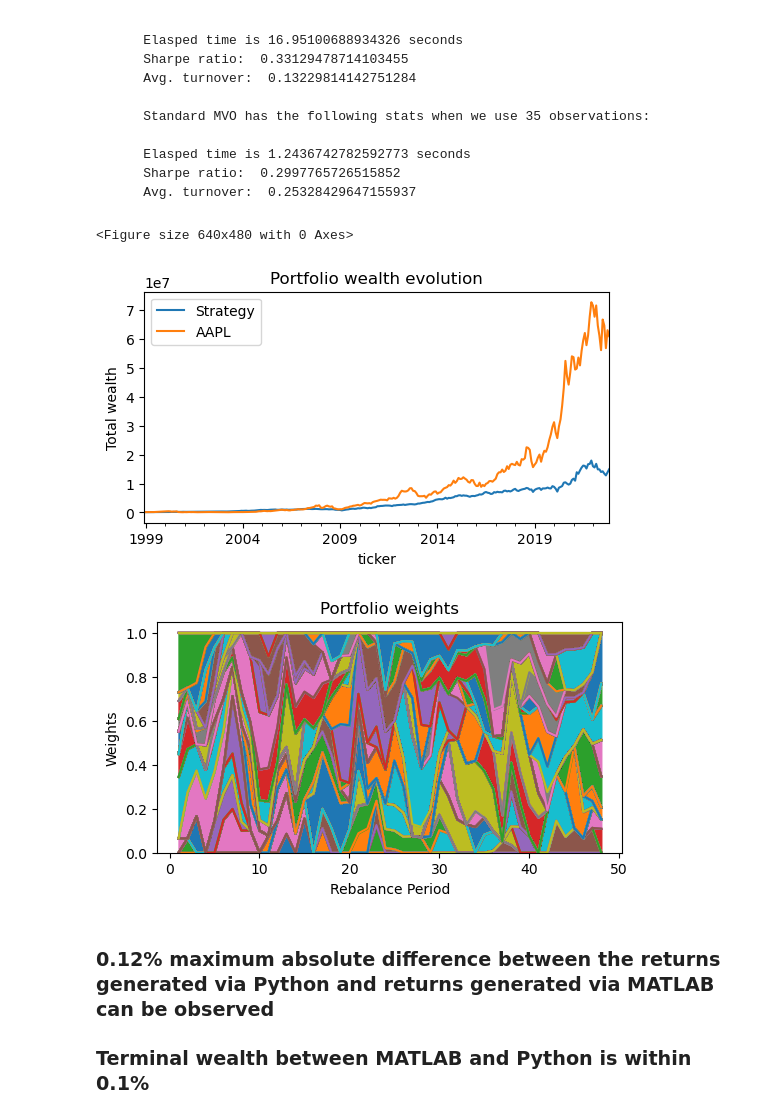
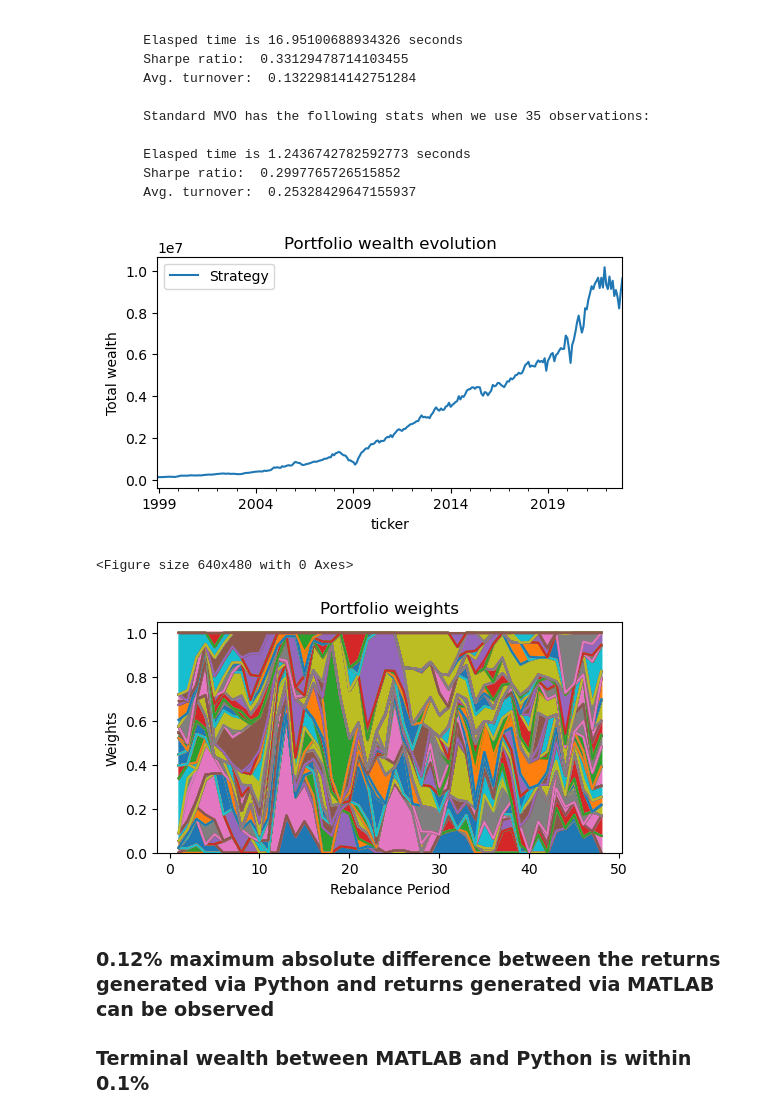
Before and after one commit to davidislip/support_vector_risk_machine, a Jupyter notebook: Template_Main.ipynb, the cells around one changed output. Cells and saved outputs as stored; diff of their text form; code cells hidden in the pictures.

```diff
--- a/Template_Main.ipynb
+++ b/Template_Main.ipynb
@@ -202,34 +162,40 @@ Rebalancing will take place after every loop
 #Some strategies (uncomment this or the next cell to pick a strategy to test)
 # Strategy = general_strategy(sample_estimator, MVO, NumObs=48)  #the general strategy object takes an estimator function and an optimizer function
 #                                                                #the only constraint is that the estimators outputs are the optimizers inputs
-
 #investor preferences (static throughout the backtest)
 k = 6*20 #estimation
 alpha= 1 - 0.985 #estimation
 return_premium = 1.7 #optimization
-cardinality_ratio = 0.03 #optimization
-turnover_limit = 0.75 # 0.75, 1, 1.25
+cardinality_ratio = 0.05 #optimization
+turnover_limit = 1 # 0.75, 1, 1.25
 MipGap = 0.05
 limit_time = 30
+
+target_return_strategy = ticker_return_target
+target_return_strategy_args = ['ticker_index']
 
 q = 1
 C = 10**(-3)
 epsilon = 10**(-3)
+ticker_str = 'AAPL'
+ticker_index = tickers.get_loc(ticker_str)
 
 
+investor_preferences = {'k':k, #horizon
+                        'alpha':alpha, #
+                        'premium':return_premium,
+                        'ticker_index':ticker_index, 'turnover_limit':turnover_limit,
+                        'cardinality_ratio': cardinality_ratio,
+                        'MipGap' : MipGap, 'limit_time':limit_time,
+                        'target_return_strategy':target_return_strategy,
+                        'target_return_strategy_args': target_return_strategy_args}
 
-investor_preferences = {'k':k, 'alpha':alpha, 'premium':return_premium,
-                        'target_index':target_index, 'turnover_limit':turnover_limit,
-                        'cardinality_ratio': cardinality_ratio,
-                        'MipGap' : MipGap, 'limit_time':limit_time}
-
-
-Strategy = general_strategy(exponential_weighted_estimator, CardMVOPremiumAdjustedTurnover,
+Strategy = general_strategy(exponential_weighted_estimator, CardMVOTurnover,
                             investor_preferences = investor_preferences)
 
 Strategy.extract_estimation_info = populate_exponential_weighted_estimator
 #
-Strategy.extract_optimization_info = populateCardMVOPremiumAdjustedTurnover
+Strategy.extract_optimization_info = populateCardMVOTurnover
 
 env = environment()
 # see strategy script for different options OLS_RP() #OLS_MVO() #HistoricalMeanVarianceOptimization()
@@ -419,9 +385,9 @@ Avg. turnover:  0.7500145303555057
         Sharpe ratio:  0.2997765726515852
         Avg. turnover:  0.25328429647155937
 # %%
-value_target_index = initialVal*(1 + adjClose.pct_change(1).loc[portfValue.index, target_index]).cumprod()
-portfValue[target_index] = value_target_index
-portfValue.columns = ['Strategy', target_index]
+value_target_index = initialVal*(1 + adjClose.pct_change(1).loc[portfValue.index, ticker_str]).cumprod()
+portfValue[ticker_str] = value_target_index
+portfValue.columns = ['Strategy', ticker_str]
 # %%
 #--------------------------------------------------------------------------
 # 3.2 Portfolio wealth evolution plot
@@ -429,39 +395,39 @@ portfValue.columns = ['Strategy', target_index]
 # Calculate the dates of the out-of-sample period
 
 fig = plt.figure(1)
-portfValue.plot(title = 'Portfolio wealth evolution',
+portfValue.iloc[:,0].plot(title = 'Portfolio wealth evolution',
                 ylabel = 'Total wealth',
                 figsize = (6, 3),
                 legend = True)
 plt.savefig("images/wealth.svg")
 
 #--------------------------------------------------------------------------
 # 3.3 Portfolio weights plot
 #--------------------------------------------------------------------------
 # Portfolio weights
 
 fig2 = plt.figure(2);
 x[x < 0] = 0
 weights = pd.DataFrame(x, index = tickers)
 weights.columns = [col + 1 for col in weights.columns]
 if n <= 20:
     legend_bool = True
 else:
     legend_bool = False
 weights.T.plot.area(title = 'Portfolio weights',
                   ylabel = 'Weights', xlabel = 'Rebalance Period',
                   figsize = (6, 3),
                   legend = legend_bool, stacked = True)
 if legend_bool:
     plt.legend(loc='center left', bbox_to_anchor=(1.0, 0.5))
 plt.savefig("images/weights.svg");
 
 # %%%%%%%%%%%%%%%%%%%%%%%%%%%%%%%%%%%%%%%%%%%%%%%%%%%%%%%%%%%%%%%%%%%%%%%%%%%
 # % Program End
 # %% [output]
+[figure, new version]
 <Figure size 640x480 with 0 Axes>
-[figure, old version]
-[figure, old version]
+[figure, new version]
 # %% [markdown]
 ### 0.12% maximum absolute difference between the returns generated via Python and returns generated via MATLAB can be observed
 
```
Also changed, not shown: parts of 16 cells of this notebook, 5 other files.
